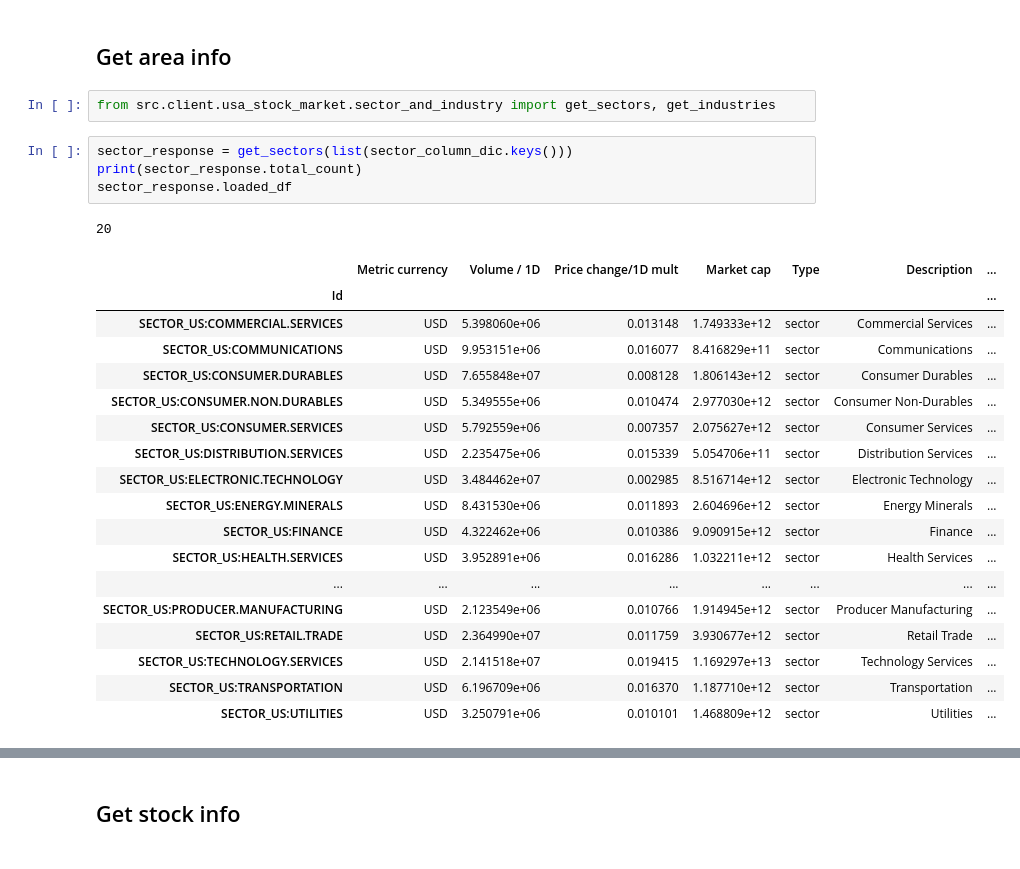
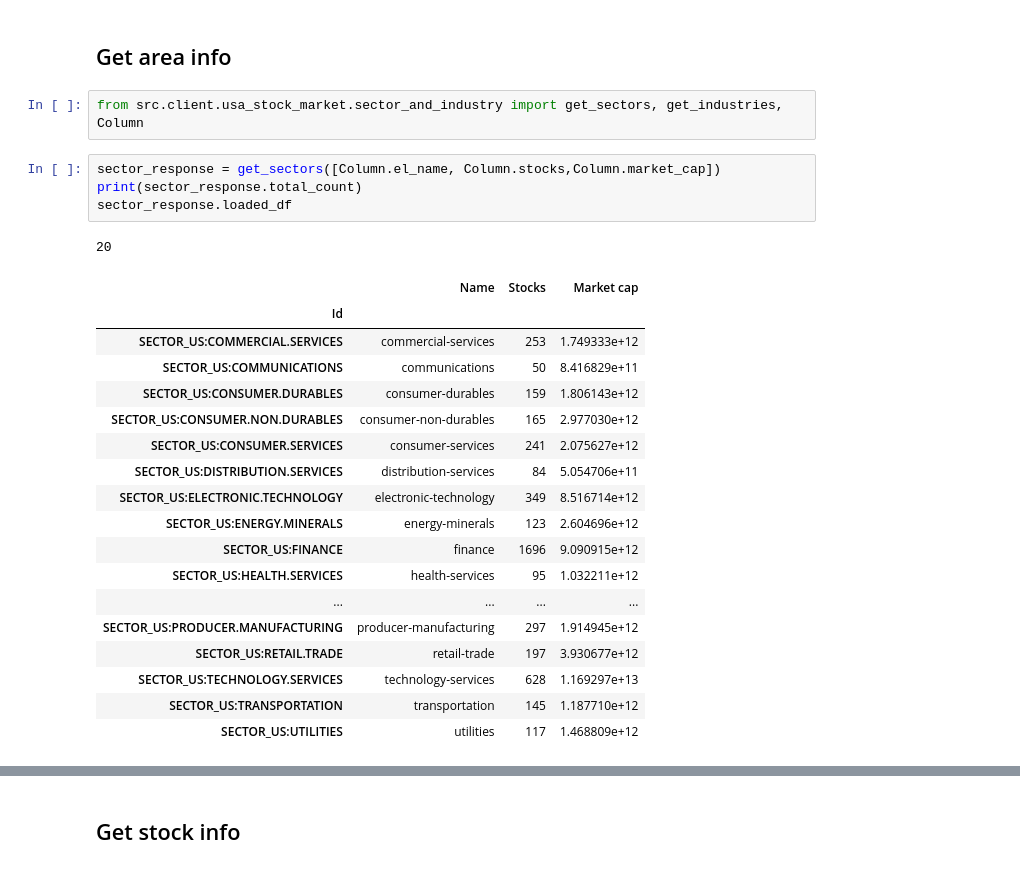
Before and after one commit to NNTrade/Tradingview.com-client, a Jupyter notebook: notebook/client_preview.ipynb, the cells around one changed output, grey strips where cells are left out. Cells and saved outputs as stored; diff of their text form.

Commit message:
searching column solution

```diff
--- a/notebook/client_preview.ipynb
+++ b/notebook/client_preview.ipynb
@@ -28,31 +29,31 @@ col_df
 # %% [markdown]
 ## Get area info
 # %%
-from src.client.usa_stock_market.sector_and_industry import get_sectors, get_industries
+from src.client.usa_stock_market.sector_and_industry import get_sectors, get_industries, Column
 # %%
-sector_response = get_sectors(list(sector_column_dic.keys()))
+sector_response = get_sectors([Column.el_name, Column.stocks,Column.market_cap])
 print(sector_response.total_count)
 sector_response.loaded_df
 # %% [output]
 20
-|  | Metric currency | Volume / 1D | Price change/1D mult | Market cap | Type | Description | ... |
-| Id |  |  |  |  |  |  | ... |
-| SECTOR_US:COMMERCIAL.SERVICES | USD | 5.398060e+06 | 0.013148 | 1.749333e+12 | sector | Commercial Services | ... |
-| SECTOR_US:COMMUNICATIONS | USD | 9.953151e+06 | 0.016077 | 8.416829e+11 | sector | Communications | ... |
-| SECTOR_US:CONSUMER.DURABLES | USD | 7.655848e+07 | 0.008128 | 1.806143e+12 | sector | Consumer Durables | ... |
-| SECTOR_US:CONSUMER.NON.DURABLES | USD | 5.349555e+06 | 0.010474 | 2.977030e+12 | sector | Consumer Non-Durables | ... |
-| SECTOR_US:CONSUMER.SERVICES | USD | 5.792559e+06 | 0.007357 | 2.075627e+12 | sector | Consumer Services | ... |
-| SECTOR_US:DISTRIBUTION.SERVICES | USD | 2.235475e+06 | 0.015339 | 5.054706e+11 | sector | Distribution Services | ... |
-| SECTOR_US:ELECTRONIC.TECHNOLOGY | USD | 3.484462e+07 | 0.002985 | 8.516714e+12 | sector | Electronic Technology | ... |
-| SECTOR_US:ENERGY.MINERALS | USD | 8.431530e+06 | 0.011893 | 2.604696e+12 | sector | Energy Minerals | ... |
-| SECTOR_US:FINANCE | USD | 4.322462e+06 | 0.010386 | 9.090915e+12 | sector | Finance | ... |
-| SECTOR_US:HEALTH.SERVICES | USD | 3.952891e+06 | 0.016286 | 1.032211e+12 | sector | Health Services | ... |
-| ... | ... | ... | ... | ... | ... | ... | ... |
-| SECTOR_US:PRODUCER.MANUFACTURING | USD | 2.123549e+06 | 0.010766 | 1.914945e+12 | sector | Producer Manufacturing | ... |
-| SECTOR_US:RETAIL.TRADE | USD | 2.364990e+07 | 0.011759 | 3.930677e+12 | sector | Retail Trade | ... |
-| SECTOR_US:TECHNOLOGY.SERVICES | USD | 2.141518e+07 | 0.019415 | 1.169297e+13 | sector | Technology Services | ... |
-| SECTOR_US:TRANSPORTATION | USD | 6.196709e+06 | 0.016370 | 1.187710e+12 | sector | Transportation | ... |
-| SECTOR_US:UTILITIES | USD | 3.250791e+06 | 0.010101 | 1.468809e+12 | sector | Utilities | ... |
+|  | Name | Stocks | Market cap |
+| Id |  |  |  |
+| SECTOR_US:COMMERCIAL.SERVICES | commercial-services | 253 | 1.749333e+12 |
+| SECTOR_US:COMMUNICATIONS | communications | 50 | 8.416829e+11 |
+| SECTOR_US:CONSUMER.DURABLES | consumer-durables | 159 | 1.806143e+12 |
+| SECTOR_US:CONSUMER.NON.DURABLES | consumer-non-durables | 165 | 2.977030e+12 |
+| SECTOR_US:CONSUMER.SERVICES | consumer-services | 241 | 2.075627e+12 |
+| SECTOR_US:DISTRIBUTION.SERVICES | distribution-services | 84 | 5.054706e+11 |
+| SECTOR_US:ELECTRONIC.TECHNOLOGY | electronic-technology | 349 | 8.516714e+12 |
+| SECTOR_US:ENERGY.MINERALS | energy-minerals | 123 | 2.604696e+12 |
+| SECTOR_US:FINANCE | finance | 1696 | 9.090915e+12 |
+| SECTOR_US:HEALTH.SERVICES | health-services | 95 | 1.032211e+12 |
+| ... | ... | ... | ... |
+| SECTOR_US:PRODUCER.MANUFACTURING | producer-manufacturing | 297 | 1.914945e+12 |
+| SECTOR_US:RETAIL.TRADE | retail-trade | 197 | 3.930677e+12 |
+| SECTOR_US:TECHNOLOGY.SERVICES | technology-services | 628 | 1.169297e+13 |
+| SECTOR_US:TRANSPORTATION | transportation | 145 | 1.187710e+12 |
+| SECTOR_US:UTILITIES | utilities | 117 | 1.468809e+12 |
 # %%
 industry_response = get_industries()
 print(industry_response.total_count)
```
Also changed, not shown: parts of 4 cells of this notebook, 10 other files.
